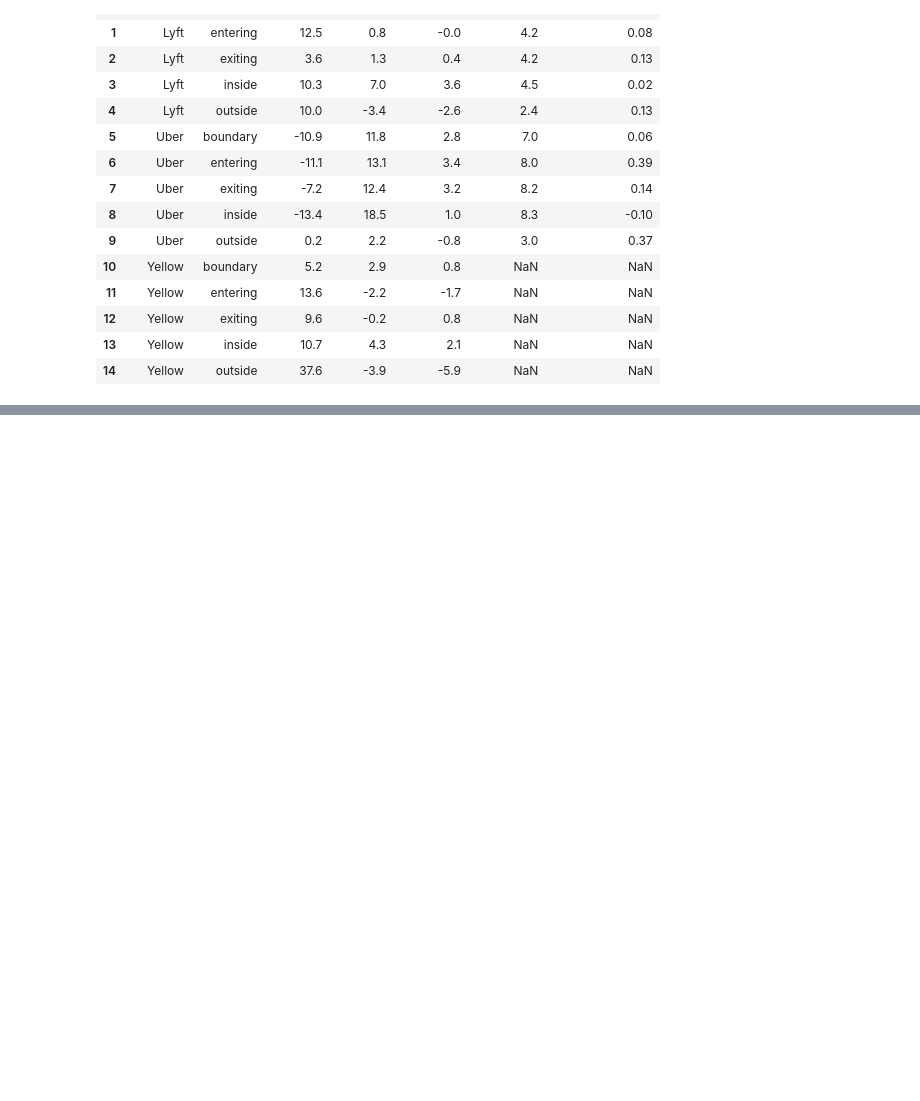
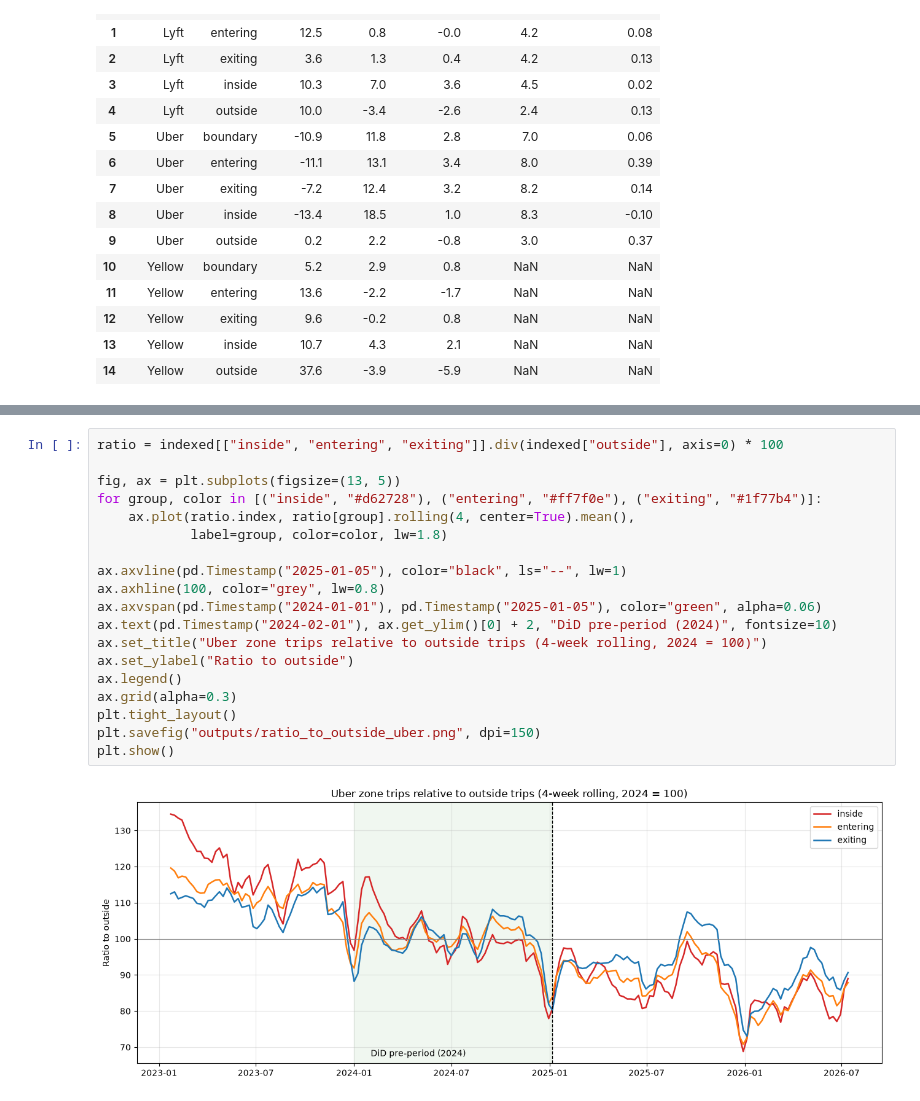
Before and after one commit to lalithreddy335/nyc-congestion-toll-impact, a Jupyter notebook: 02_before_after.ipynb, the cells around one changed output, grey strips where cells are left out. Drawn from its saved outputs; the diff is of its cells as text; blank space fills up the shorter version.

```diff
--- a/02_before_after.ipynb
+++ b/02_before_after.ipynb
@@ -58,0 +93,21 @@ yoy
+# %%
+ratio = indexed[["inside", "entering", "exiting"]].div(indexed["outside"], axis=0) * 100
+
+fig, ax = plt.subplots(figsize=(13, 5))
+for group, color in [("inside", "#d62728"), ("entering", "#ff7f0e"), ("exiting", "#1f77b4")]:
+    ax.plot(ratio.index, ratio[group].rolling(4, center=True).mean(),
+            label=group, color=color, lw=1.8)
+
+ax.axvline(pd.Timestamp("2025-01-05"), color="black", ls="--", lw=1)
+ax.axhline(100, color="grey", lw=0.8)
+ax.axvspan(pd.Timestamp("2024-01-01"), pd.Timestamp("2025-01-05"), color="green", alpha=0.06)
+ax.text(pd.Timestamp("2024-02-01"), ax.get_ylim()[0] + 2, "DiD pre-period (2024)", fontsize=10)
+ax.set_title("Uber zone trips relative to outside trips (4-week rolling, 2024 = 100)")
+ax.set_ylabel("Ratio to outside")
+ax.legend()
+ax.grid(alpha=0.3)
+plt.tight_layout()
+plt.savefig("outputs/ratio_to_outside_uber.png", dpi=150)
+plt.show()
+# %% [output]
+[figure, added]
```
Also changed, not shown: parts of 2 cells of this notebook, 3 other files.
